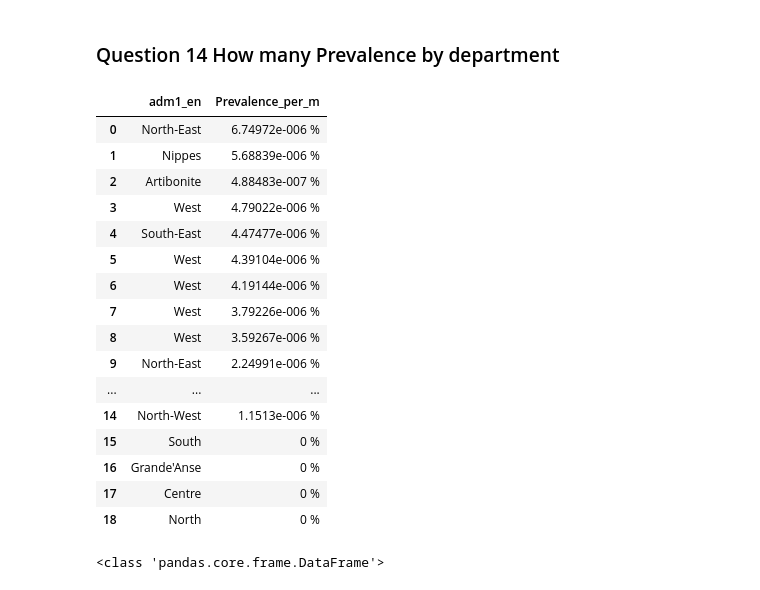
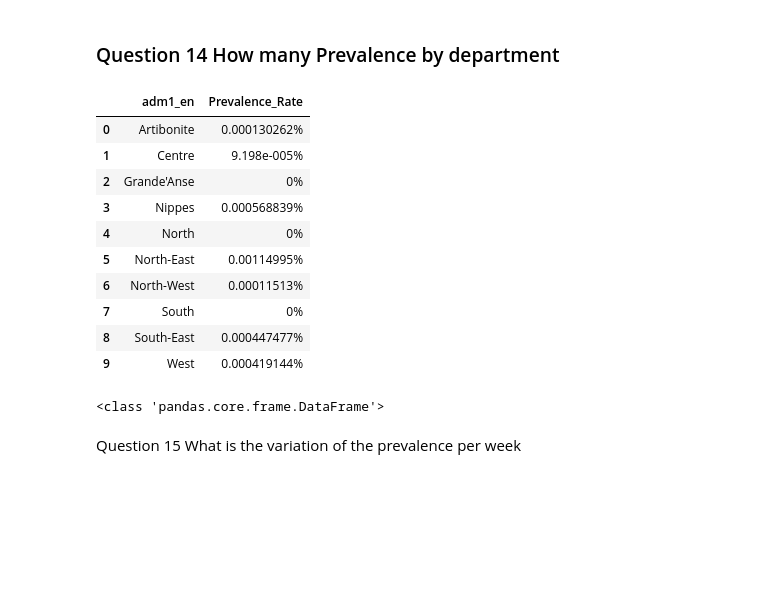
Before and after one commit to VIP509/SQL-and-Power-BI, a Jupyter notebook: DataProcessing.ipynb, the cells around one changed output. Saved outputs shown, nothing was run; the diff lists cells and outputs as text; code cells hidden in the pictures; blank space fills up the shorter version.

```diff
--- a/DataProcessing.ipynb
+++ b/DataProcessing.ipynb
@@ -705,32 +718,29 @@ print(type(sql_query))
 # %%
 sql_query = pd.read_sql_query(
 """
-SELECT [p].[adm1_en], Cast([c].[cas_confirmes]/[p].[IHSI_UNFPA_2019] as nvarchar(100)) +' %'  As Prevalence_per_m From [Haiti_Health_Data_Analysis].[dbo].[Covid_cases] AS c
-INNER JOIN [Haiti_Health_Data_Analysis].[dbo].[Departement] As p ON [c].[adm1code] = [p].adm1code
-Group by p.[adm1_en],[p].[IHSI_UNFPA_2019],[c].[cas_confirmes]
-ORDER By Prevalence_per_m DESC
+SELECT departement.adm1_en,Cast(ROUND(SUM([cas_confirmes])/SUM([IHSI_UNFPA_2019])*100,10) as nvarchar(20)) +  '%'   Prevalence_Rate
+FROM [Haiti_Health_Data_Analysis].[dbo].[Covid_Cases] INNER JOIN [Haiti_Health_Data_Analysis].[dbo].[Departement] on departement.adm1code=Covid_Cases.adm1code
+GROUP BY departement.adm1_en
+ORDER By departement.adm1_en
+
 
 """
 ,conn)
 
 display(sql_query)
 print(type(sql_query))
 # %% [output]
-|  | adm1_en | Prevalence_per_m |
-| 0 | North-East | 6.74972e-006 % |
-| 1 | Nippes | 5.68839e-006 % |
-| 2 | Artibonite | 4.88483e-007 % |
-| 3 | West | 4.79022e-006 % |
-| 4 | South-East | 4.47477e-006 % |
-| 5 | West | 4.39104e-006 % |
-| 6 | West | 4.19144e-006 % |
-| 7 | West | 3.79226e-006 % |
-| 8 | West | 3.59267e-006 % |
-| 9 | North-East | 2.24991e-006 % |
-| ... | ... | ... |
-| 14 | North-West | 1.1513e-006 % |
-| 15 | South | 0 % |
-| 16 | Grande'Anse | 0 % |
-| 17 | Centre | 0 % |
-| 18 | North | 0 % |
+|  | adm1_en | Prevalence_Rate |
+| 0 | Artibonite | 0.000130262% |
+| 1 | Centre | 9.198e-005% |
+| 2 | Grande'Anse | 0% |
+| 3 | Nippes | 0.000568839% |
+| 4 | North | 0% |
+| 5 | North-East | 0.00114995% |
+| 6 | North-West | 0.00011513% |
+| 7 | South | 0% |
+| 8 | South-East | 0.000447477% |
+| 9 | West | 0.000419144% |
 <class 'pandas.core.frame.DataFrame'>
+# %% [markdown]
+Question 15 What is the variation of the prevalence per week
```
Also changed, not shown: parts of 3 cells of this notebook, 2 other files.
